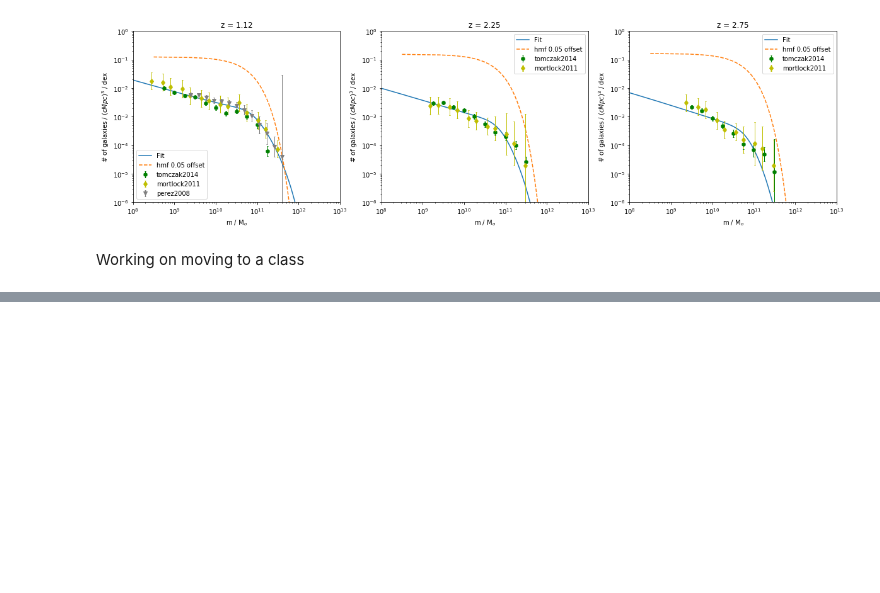
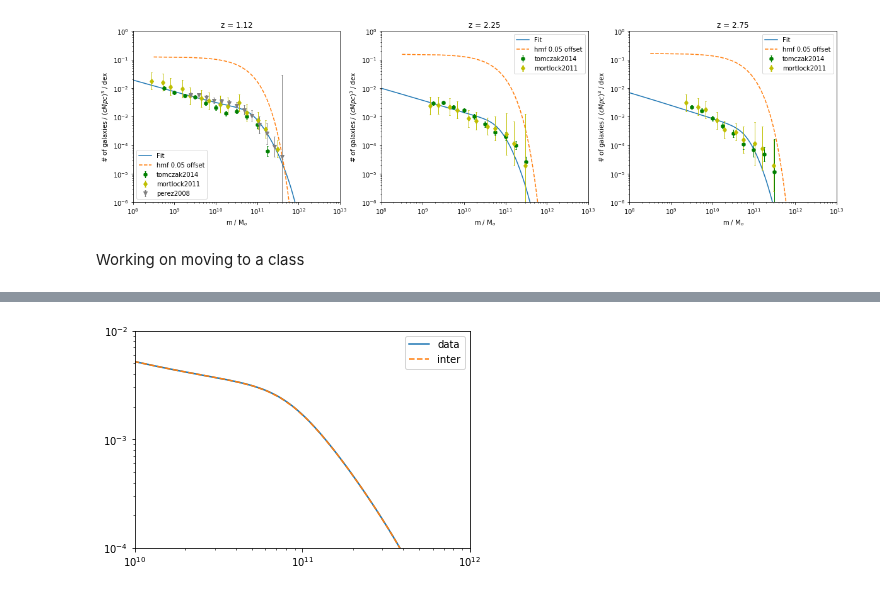
Before and after one commit to eklem1/GalaxySim, a Jupyter notebook: HMFtoSMF_nonLinear.ipynb, the cells around one changed output, grey strips where cells are left out. Saved outputs shown, nothing was run; the diff lists cells and outputs as text; code cells hidden in the pictures; blank space fills up the shorter version.

```diff
--- a/HMFtoSMF_nonLinear.ipynb
+++ b/HMFtoSMF_nonLinear.ipynb
@@ -366,0 +361,17 @@ pl.show()
+# %%
+f = interp1d(Sm, SMF, kind='cubic')
+# ‘slinear’, ‘quadratic’ and ‘cubic’
+
+pl.loglog(Sm, SMF, label='data')#, marker="o")
+
+# x = np.linspace(10**8.5, 10**12.5)
+x = np.logspace(8.5, 12.5)
+
+pl.loglog(x, f(x), label='inter', ls="--")
+
+pl.ylim(1e-4, 1e-2)
+pl.xlim(1e10, 1e12)
+pl.legend()
+pl.show()
+# %% [output]
+[figure, added]
```
Also changed, not shown: parts of 5 cells of this notebook, 2 other files.
